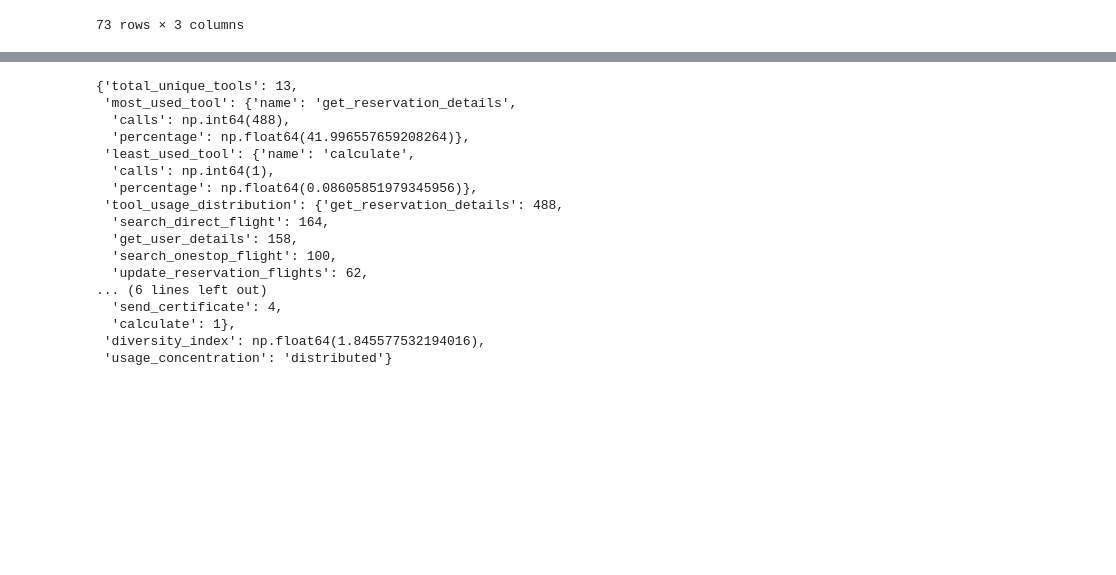
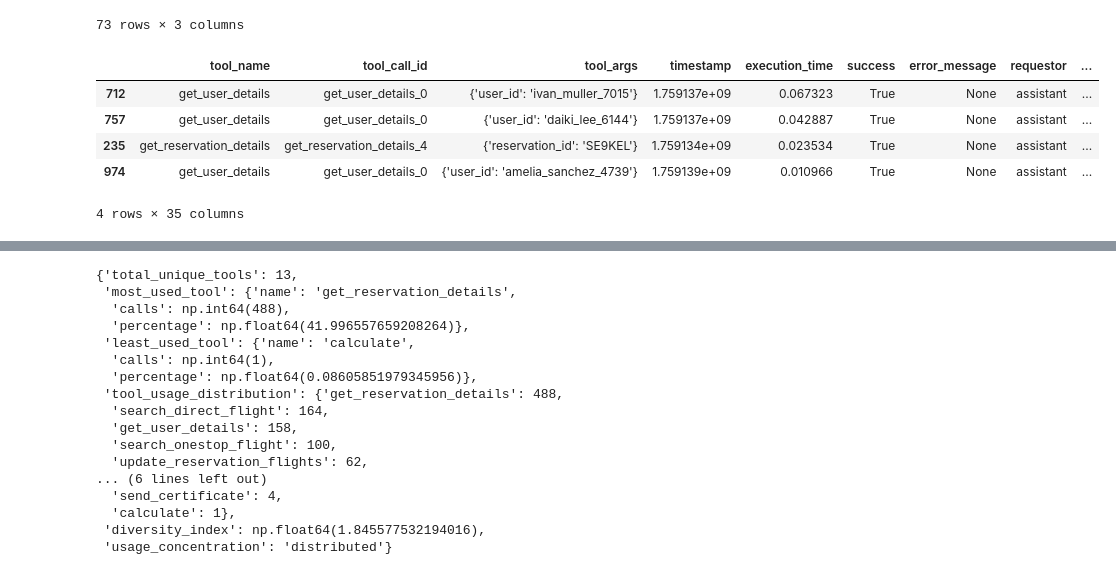
Before and after one commit to jitrc/tau2-enhanced, a Jupyter notebook: scripts/analyze.ipynb, the cells around one changed output, grey strips where cells are left out. Drawn from its saved outputs; the diff is of its cells as text; code cells hidden in the pictures; blank space fills up the shorter version.

```diff
--- a/scripts/analyze.ipynb
+++ b/scripts/analyze.ipynb
@@ -135,3 +165,12 @@ analyzer.get_tool_sequence_analysis()
 | 59 | update_reservation_baggages | cancel_reservation | 1 |
 | 72 | get_reservation_details | send_certificate | 1 |
 73 rows × 3 columns
+# %%
+analyzer.identify_bottlenecks(time_threshold=0.01)
+# %% [output]
+|  | tool_name | tool_call_id | tool_args | timestamp | execution_time | success | error_message | requestor | ... |
+| 712 | get_user_details | get_user_details_0 | {'user_id': 'ivan_muller_7015'} | 1.759137e+09 | 0.067323 | True | None | assistant | ... |
+| 757 | get_user_details | get_user_details_0 | {'user_id': 'daiki_lee_6144'} | 1.759137e+09 | 0.042887 | True | None | assistant | ... |
+| 235 | get_reservation_details | get_reservation_details_4 | {'reservation_id': 'SE9KEL'} | 1.759134e+09 | 0.023534 | True | None | assistant | ... |
+| 974 | get_user_details | get_user_details_0 | {'user_id': 'amelia_sanchez_4739'} | 1.759139e+09 | 0.010966 | True | None | assistant | ... |
+4 rows × 35 columns
```
Also changed, not shown: parts of 9 cells of this notebook.
